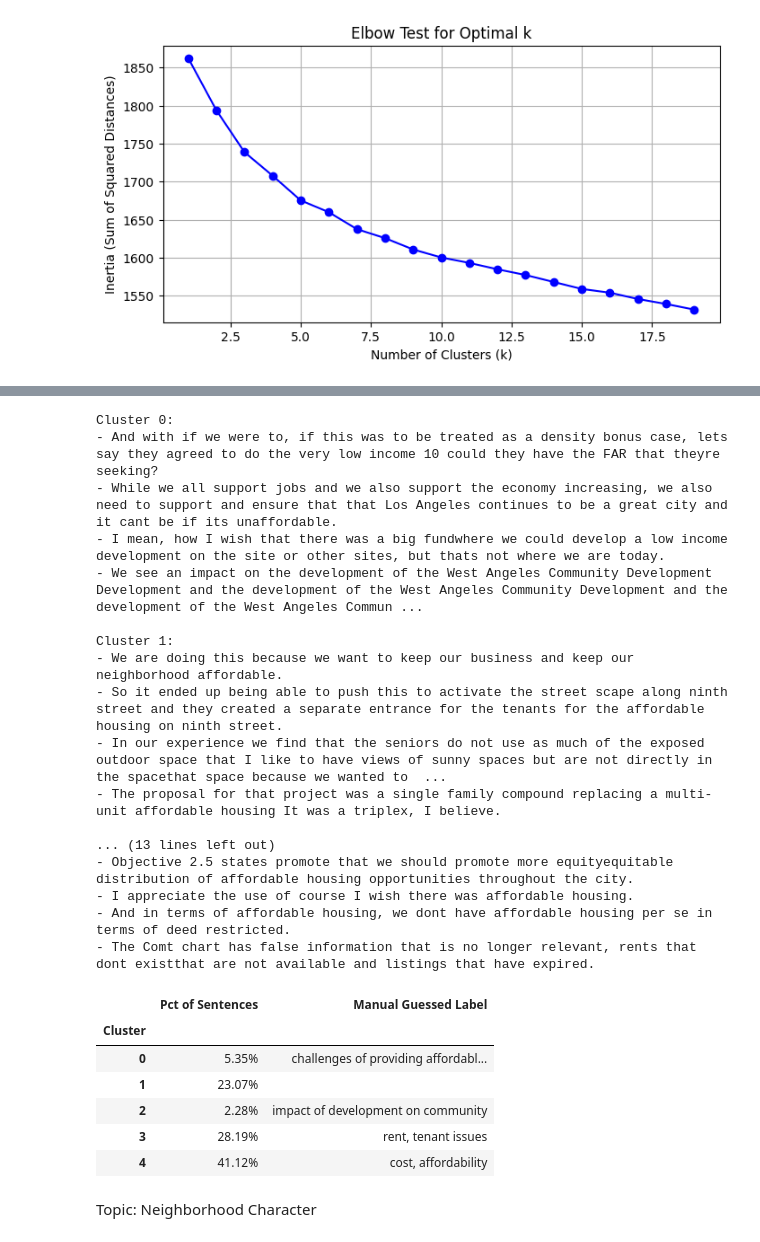
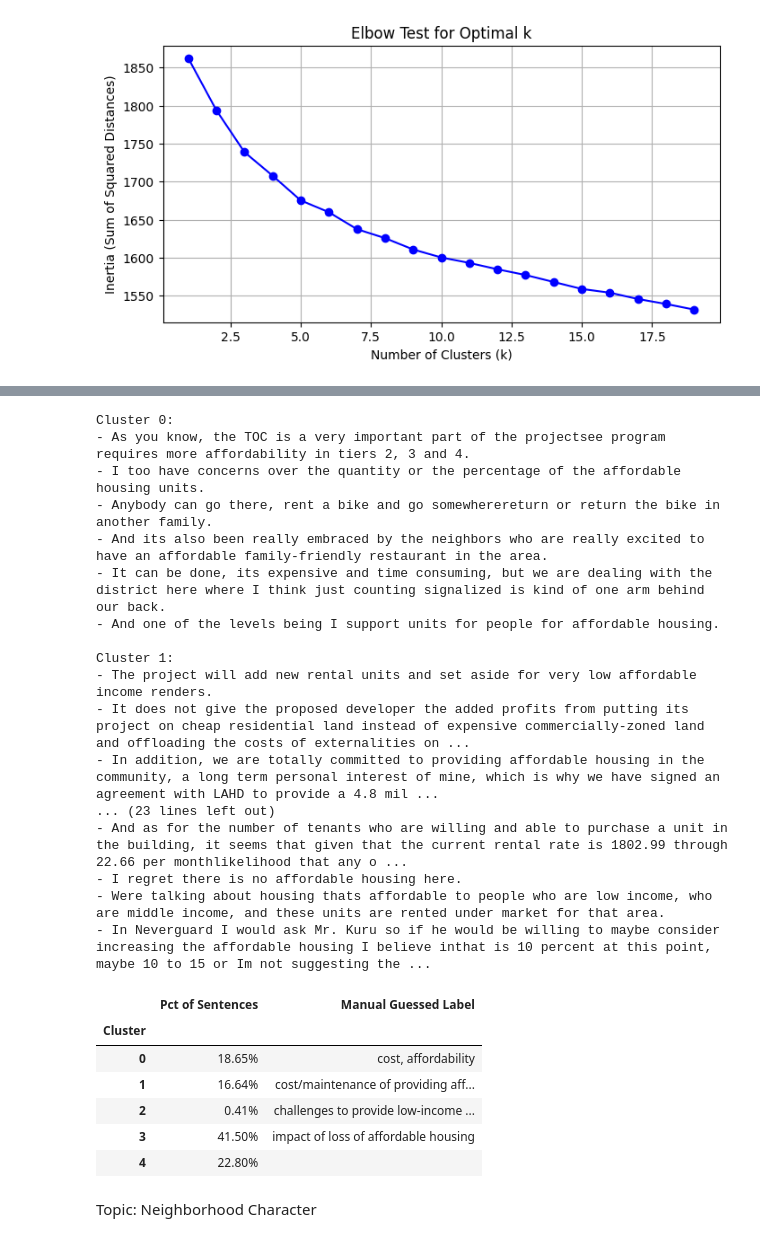
Before and after one commit to mpham8/kestelman-research, a Jupyter notebook: text-data-context/k-mean-clustering.ipynb, the cells around one changed output, grey strips where cells are left out. Drawn from its saved outputs; the diff is of its cells as text; code cells hidden in the pictures.

```diff
--- a/text-data-context/k-mean-clustering.ipynb
+++ b/text-data-context/k-mean-clustering.ipynb
@@ -52,6 +52,13 @@ def elbow_test(embeddings):
   plt.show()
 # %% [markdown]
 K-means Classifier
+# %%
+def get_labeled_sentences(label_file):
+  labeled_sentences_df = pd.read_csv(label_file)
+  labeled_sentences_ls = labeled_sentences_df["sentence"].tolist()
+  labeled_sentences_embedded = model.encode(labeled_sentences_ls)
+
+  return labeled_sentences_embedded
 # %%
 # def k_means_classifier(embeddings, num_clusters=8, seed=42, n_init=10):
 #   clustering_model = KMeans(n_clusters=num_clusters, random_state=seed)
@@ -280,7 +385,10 @@ elbow_test(affordable_housing_embeddings)
 [figure]
 # %%
 affordable_housing_num_clusters = 5
-affordable_housing_clusters, affordable_housing_clustering_model = k_means_classifier(affordable_housing_embeddings, num_clusters=affordable_housing_num_clusters, seed=42, n_init=30)
+
+test_affordable_housing_sentences_embedded = get_labeled_sentences("labels/affordablehousing_labeled.csv")
+affordable_housing_clusters, affordable_housing_pred = k_means_classifier(affordable_housing_embeddings, num_clusters=affordable_housing_num_clusters, seed=42, n_init=10, test_embeddings=test_affordable_housing_sentences_embedded)
+
 affordable_housing_clusters_df = pd.DataFrame({'Sentence': affordable_housing_sentences, 'Cluster': affordable_housing_clusters})
 pca_plot(affordable_housing_embeddings, affordable_housing_clusters)
 # %% [output]
@@ -288,44 +396,52 @@ pca_plot(affordable_housing_embeddings, affordable_housing_clusters)
 # %%
-affordable_housing_example_sentences = 4
+affordable_housing_example_sentences = 6
 example_sentences(affordable_housing_clusters_df, affordable_housing_num_clusters, affordable_housing_example_sentences)
 # %% [output]
 Cluster 0:
-- And with if we were to, if this was to be treated as a density bonus case, lets say they agreed to do the very low income 10 could they have the FAR that theyre seeking?
-- While we all support jobs and we also support the economy increasing, we also need to support and ensure that that Los Angeles continues to be a great city and it cant be if its unaffordable.
-- I mean, how I wish that there was a big fundwhere we could develop a low income development on the site or other sites, but thats not where we are today.
-- We see an impact on the development of the West Angeles Community Development Development and the development of the West Angeles Community Development and the development of the West Angeles Commun ...
+- As you know, the TOC is a very important part of the projectsee program requires more affordability in tiers 2, 3 and 4.
+- I too have concerns over the quantity or the percentage of the affordable housing units.
+- Anybody can go there, rent a bike and go somewherereturn or return the bike in another family.
+- And its also been really embraced by the neighbors who are really excited to have an affordable family-friendly restaurant in the area.
+- It can be done, its expensive and time consuming, but we are dealing with the district here where I think just counting signalized is kind of one arm behind our back.
+- And one of the levels being I support units for people for affordable housing.
 
 Cluster 1:
-- We are doing this because we want to keep our business and keep our neighborhood affordable.
-- So it ended up being able to push this to activate the street scape along ninth street and they created a separate entrance for the tenants for the affordable housing on ninth street.
-- In our experience we find that the seniors do not use as much of the exposed outdoor space that I like to have views of sunny spaces but are not directly in the spacethat space because we wanted to  ...
-- The proposal for that project was a single family compound replacing a multi-unit affordable housing It was a triplex, I believe.
-
-... (13 lines left out)
-- Objective 2.5 states promote that we should promote more equityequitable distribution of affordable housing opportunities throughout the city.
-- I appreciate the use of course I wish there was affordable housing.
-- And in terms of affordable housing, we dont have affordable housing per se in terms of deed restricted.
-- The Comt chart has false information that is no longer relevant, rents that dont existthat are not available and listings that have expired.
+- The project will add new rental units and set aside for very low affordable income renders.
+- It does not give the proposed developer the added profits from putting its project on cheap residential land instead of expensive commercially-zoned land and offloading the costs of externalities on ...
+- In addition, we are totally committed to providing affordable housing in the community, a long term personal interest of mine, which is why we have signed an agreement with LAHD to provide a 4.8 mil ...
+... (23 lines left out)
+- And as for the number of tenants who are willing and able to purchase a unit in the building, it seems that given that the current rental rate is 1802.99 through 22.66 per monthlikelihood that any o ...
+- I regret there is no affordable housing here.
+- Were talking about housing thats affordable to people who are low income, who are middle income, and these units are rented under market for that area.
+- In Neverguard I would ask Mr. Kuru so if he would be willing to maybe consider increasing the affordable housing I believe inthat is 10 percent at this point, maybe 10 to 15 or Im not suggesting the ...
 # %%
 affordable_housing_cluster_labels = {
-    0: "challenges of providing affordable housing",
-    1: " ",
-    2: "impact of development on community",
-    3: "rent, tenant issues",
-    4: "cost, affordability"
+    0: "cost, affordability",
+    1: "cost/maintenance of providing affordable housing",
+    2: "challenges to provide low-income units",
+    3: "impact of loss of affordable housing",
+    4: ""
 }
+
+# affordable_housing_cluster_labels = {
+#     0: "challenges of providing affordable housing",
+#     1: " ",
+#     2: "impact of development on community",
+#     3: "rent, tenant issues",
+#     4: "cost, affordability"
+# }
 
 
 affordable_housing_cluster_breakdown_df = display_cluster_breakdown(affordable_housing_clusters_df, affordable_housing_cluster_labels)
 affordable_housing_cluster_breakdown_df
 # %% [output]
 |  | Pct of Sentences | Manual Guessed Label |
 | Cluster |  |  |
-| 0 | 5.35% | challenges of providing affordabl... |
-| 1 | 23.07% |  |
-| 2 | 2.28% | impact of development on community |
-| 3 | 28.19% | rent, tenant issues |
-| 4 | 41.12% | cost, affordability |
+| 0 | 18.65% | cost, affordability |
+| 1 | 16.64% | cost/maintenance of providing aff... |
+| 2 | 0.41% | challenges to provide low-income ... |
+| 3 | 41.50% | impact of loss of affordable housing |
+| 4 | 22.80% |  |
 # %% [markdown]
 Topic: Neighborhood Character
 # %%
```
Also changed, not shown: parts of 17 cells of this notebook.
